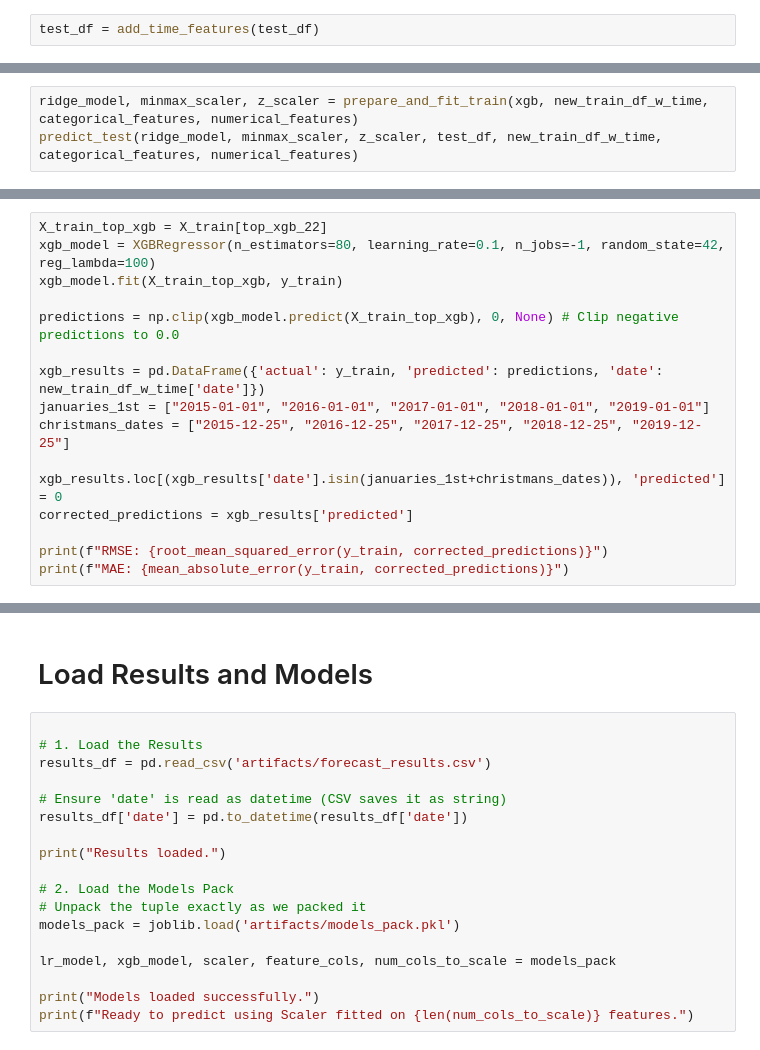
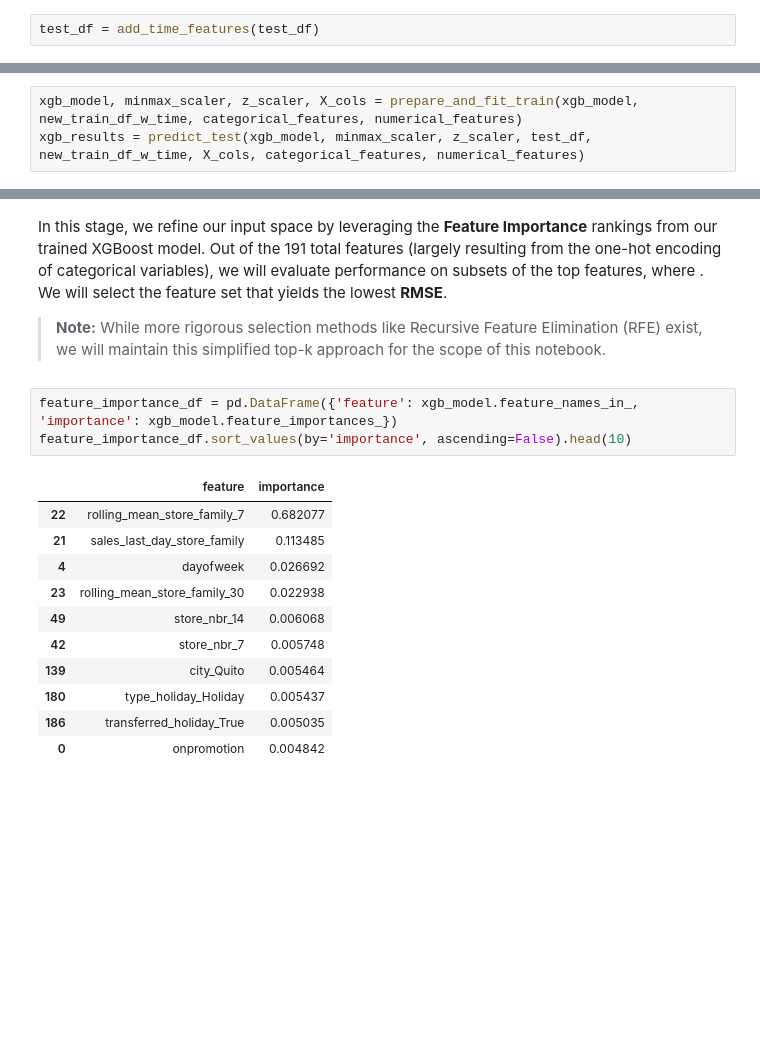
Before and after one commit to ohausner/SalesPrediction, a Jupyter notebook: main_notebook.ipynb, the cells around one changed output, grey strips where cells are left out. Cells and saved outputs as stored; diff of their text form; blank space fills up the shorter version.

Commit message:
updated notebook 24/12/25 15:16

```diff
--- a/main_notebook.ipynb
+++ b/main_notebook.ipynb
@@ -1216,4 +1234,4 @@ Later in the test prediction pipeline, we utiliaze the `engineer features` funct
 # %%
-ridge_model, minmax_scaler, z_scaler = prepare_and_fit_train(xgb, new_train_df_w_time, categorical_features, numerical_features)
-predict_test(ridge_model, minmax_scaler, z_scaler, test_df, new_train_df_w_time, categorical_features, numerical_features)
+xgb_model, minmax_scaler, z_scaler, X_cols = prepare_and_fit_train(xgb_model, new_train_df_w_time, categorical_features, numerical_features)
+xgb_results = predict_test(xgb_model, minmax_scaler, z_scaler, test_df, new_train_df_w_time, X_cols, categorical_features, numerical_features)
 # %% [output]
@@ -1248,16 +1243,0 @@ top_xgb_22 = top_k_features_xgb(22)
-# %%
-X_train_top_xgb = X_train[top_xgb_22]
-xgb_model = XGBRegressor(n_estimators=80, learning_rate=0.1, n_jobs=-1, random_state=42, reg_lambda=100)
-xgb_model.fit(X_train_top_xgb, y_train)
-
-predictions = np.clip(xgb_model.predict(X_train_top_xgb), 0, None) # Clip negative predictions to 0.0
-
-xgb_results = pd.DataFrame({'actual': y_train, 'predicted': predictions, 'date': new_train_df_w_time['date']})
-januaries_1st = ["2015-01-01", "2016-01-01", "2017-01-01", "2018-01-01", "2019-01-01"]
-christmans_dates = ["2015-12-25", "2016-12-25", "2017-12-25", "2018-12-25", "2019-12-25"]
-
-xgb_results.loc[(xgb_results['date'].isin(januaries_1st+christmans_dates)), 'predicted'] = 0
-corrected_predictions = xgb_results['predicted']
-
-print(f"RMSE: {root_mean_squared_error(y_train, corrected_predictions)}")
-print(f"MAE: {mean_absolute_error(y_train, corrected_predictions)}")
@@ -1389,20 +1244,20 @@ Models and Scaler saved to artifacts/models_pack.pkl
-# %% [markdown]
-# Load Results and Models
-# %%
-
-# 1. Load the Results
-results_df = pd.read_csv('artifacts/forecast_results.csv')
-
-# Ensure 'date' is read as datetime (CSV saves it as string)
-results_df['date'] = pd.to_datetime(results_df['date'])
-
-print("Results loaded.")
-
-# 2. Load the Models Pack
-# Unpack the tuple exactly as we packed it
-models_pack = joblib.load('artifacts/models_pack.pkl')
-
-lr_model, xgb_model, scaler, feature_cols, num_cols_to_scale = models_pack
-
-print("Models loaded successfully.")
-print(f"Ready to predict using Scaler fitted on {len(num_cols_to_scale)} features.")
+# %% [markdown]
+In this stage, we refine our input space by leveraging the **Feature Importance** rankings from our trained XGBoost model.
+Out of the 191 total features (largely resulting from the one-hot encoding of categorical variables), we will evaluate performance on subsets of the top  features, where . We will select the feature set that yields the lowest **RMSE**.
+
+> **Note:** While more rigorous selection methods like Recursive Feature Elimination (RFE) exist, we will maintain this simplified top-k approach for the scope of this notebook.
+# %%
+feature_importance_df = pd.DataFrame({'feature': xgb_model.feature_names_in_, 'importance': xgb_model.feature_importances_})
+feature_importance_df.sort_values(by='importance', ascending=False).head(10)
+# %% [output]
+|  | feature | importance |
+| 22 | rolling_mean_store_family_7 | 0.682077 |
+| 21 | sales_last_day_store_family | 0.113485 |
+| 4 | dayofweek | 0.026692 |
+| 23 | rolling_mean_store_family_30 | 0.022938 |
+| 49 | store_nbr_14 | 0.006068 |
+| 42 | store_nbr_7 | 0.005748 |
+| 139 | city_Quito | 0.005464 |
+| 180 | type_holiday_Holiday | 0.005437 |
+| 186 | transferred_holiday_True | 0.005035 |
+| 0 | onpromotion | 0.004842 |
```
Also changed, not shown: parts of 47 cells of this notebook.
